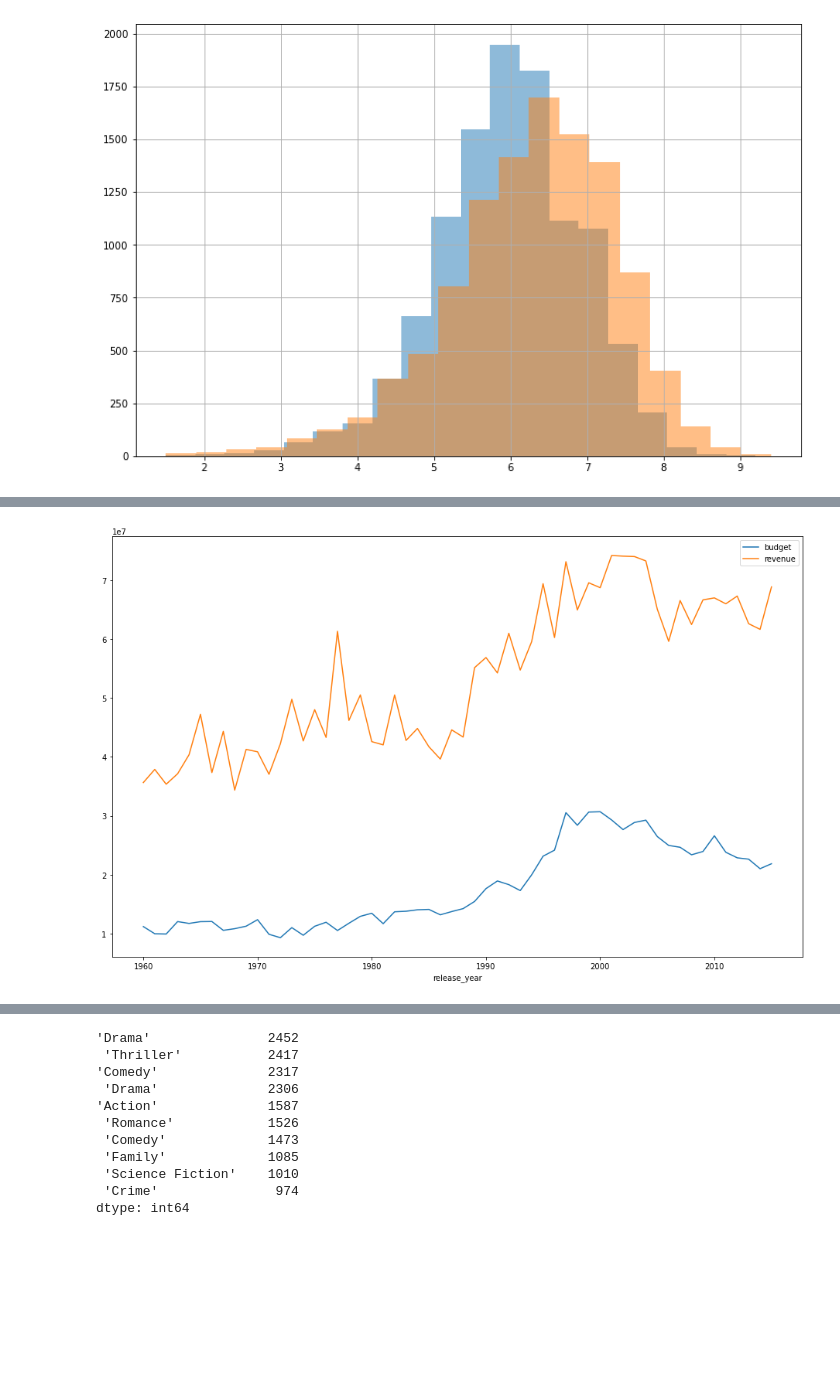
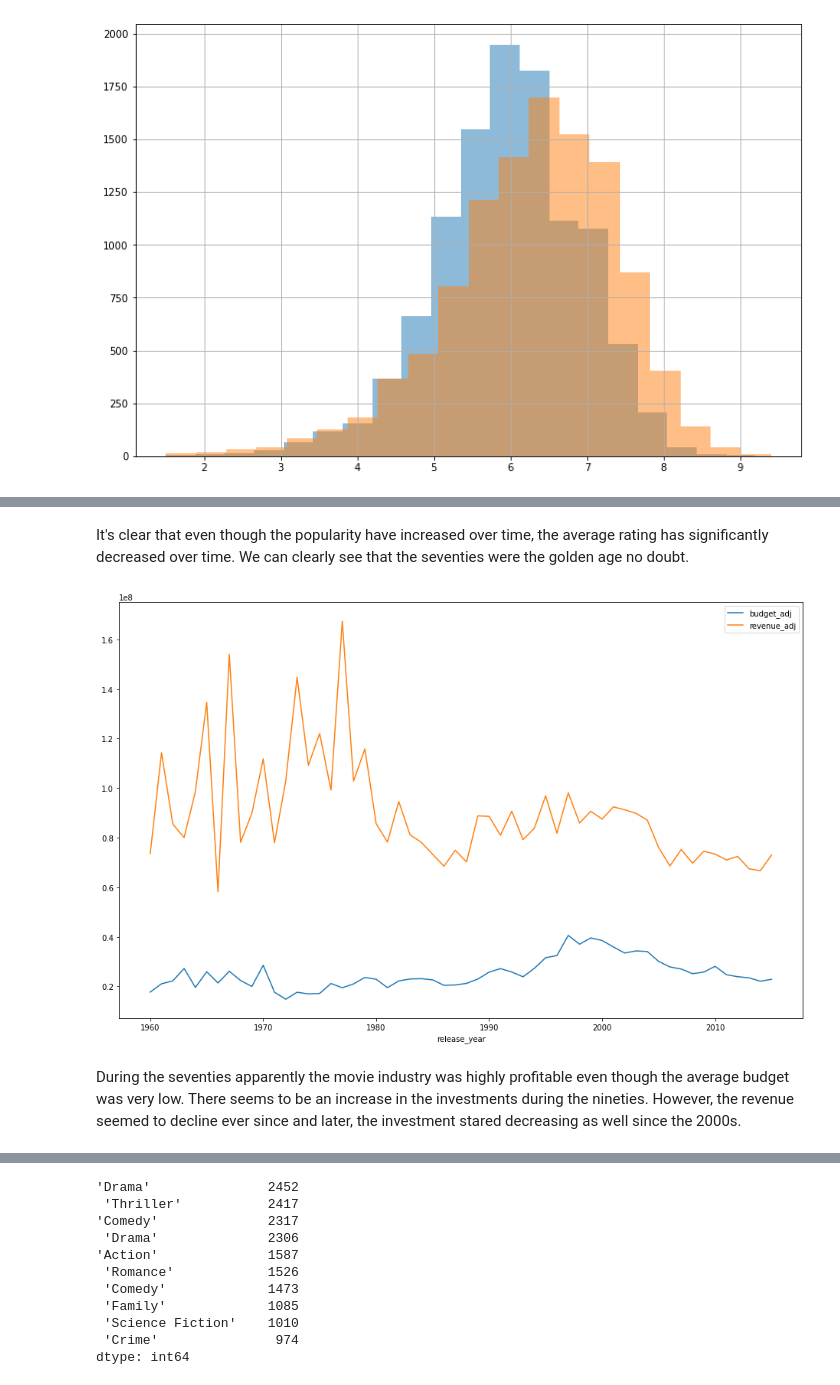
Before and after one commit to omarbassam88/tmdb-movies, a Jupyter notebook: tmdb_wrangle.ipynb, the cells around one changed output, grey strips where cells are left out. Saved outputs shown, nothing was run; the diff lists cells and outputs as text; code cells hidden in the pictures; blank space fills up the shorter version.

```diff
--- a/tmdb_wrangle.ipynb
+++ b/tmdb_wrangle.ipynb
@@ -541,8 +519,12 @@ df.groupby(['release_year'])['vote_average'].mean().plot(figsize=(16, 10))
 [figure]
+# %% [markdown]
+It's clear that even though the popularity have increased over time, the average rating has significantly decreased over time. We can clearly see that the seventies were the golden age no doubt.
 # %%
-df.groupby(['release_year'])[['budget', 'revenue']].mean().plot(figsize=(16, 10));
+df.groupby(['release_year'])[['budget_adj', 'revenue_adj']].mean().plot(figsize=(16, 10));
 # %% [output]
-[figure, old version]
+[figure, new version]
+# %% [markdown]
+During the seventies apparently the movie industry was highly profitable even though the average budget was very low. There seems to be an increase in the investments during the nineties. However, the revenue seemed to decline ever since and later, the investment stared decreasing as well since the 2000s.
 # %%
 # calculate release month
 df['release_month'] = df['release_date'].str.split(
```
Also changed, not shown: parts of 60 cells of this notebook, 3 other files.
